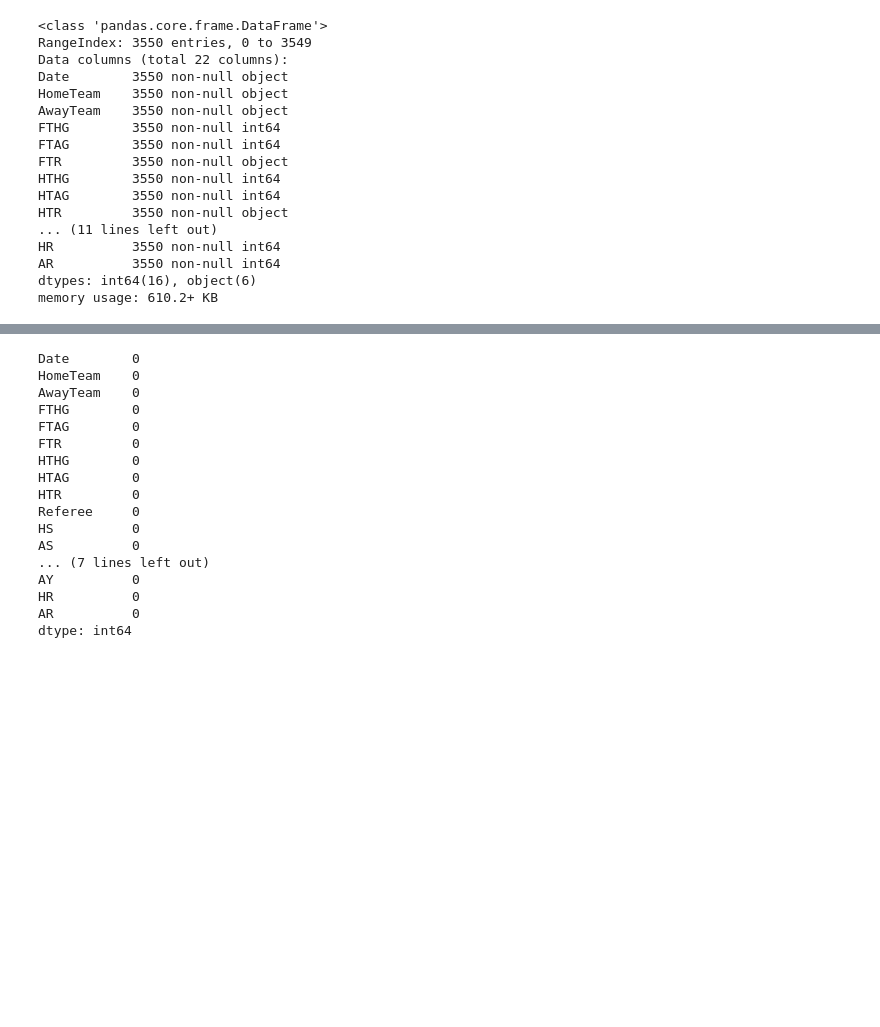
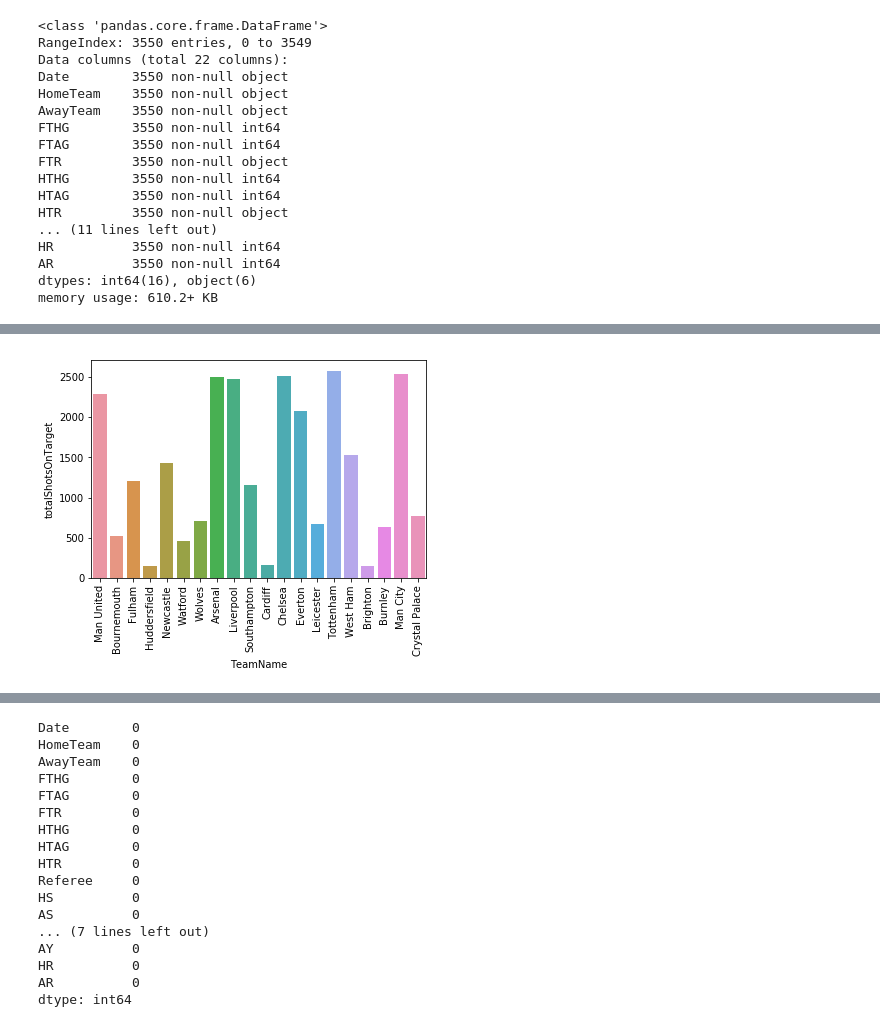
Before and after one commit to binayachaudari/EPL-predict-2019, a Jupyter notebook: EPL-Prediction-2019.ipynb, the cells around one changed output, grey strips where cells are left out. Drawn from its saved outputs; the diff is of its cells as text; code cells hidden in the pictures; blank space fills up the shorter version.

```diff
--- a/EPL-Prediction-2019.ipynb
+++ b/EPL-Prediction-2019.ipynb
@@ -205,0 +377,6 @@ data[data.FTR == 'H'].plot.hist()
+# %%
+totalShotsOnTargetPlot = sns.barplot(teamStats.TeamName, teamStats.totalShotsOnTarget)
+for item in totalShotsOnTargetPlot.get_xticklabels():
+    item.set_rotation(90)
+# %% [output]
+[figure, added]
```
Also changed, not shown: parts of 12 cells of this notebook, 1 other file.
